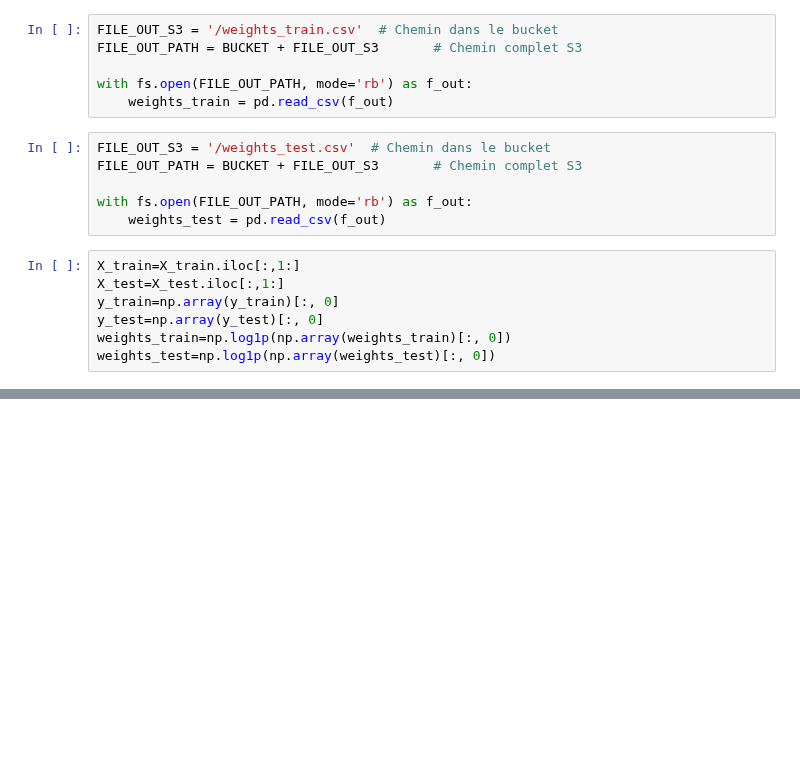
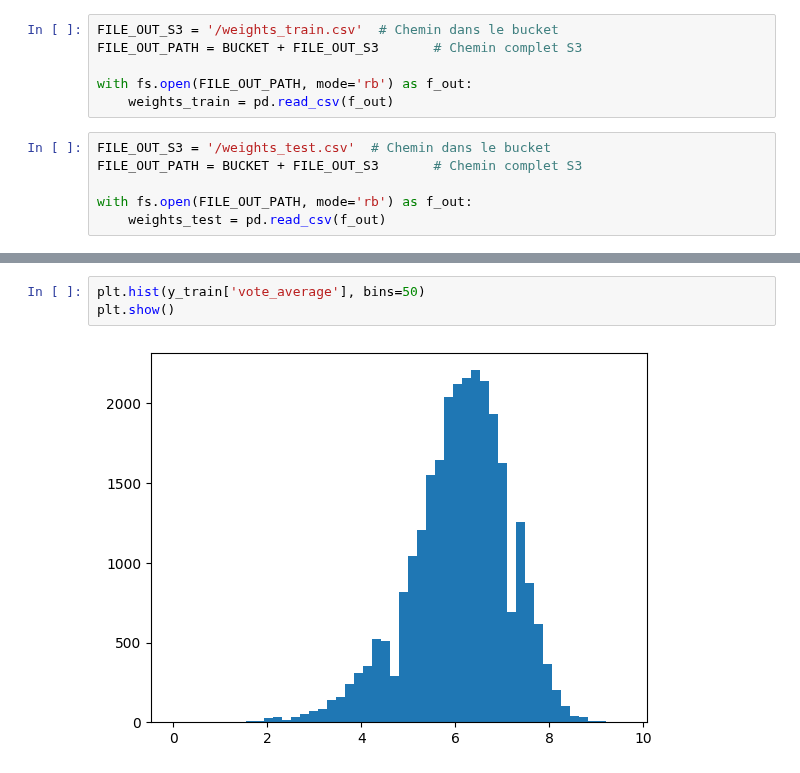
Before and after one commit to mlepennec-ensae/formation_cepe, a Jupyter notebook: Projet/panel_projet.ipynb, the cells around one changed output, grey strips where cells are left out. Cells and saved outputs as stored; diff of their text form; blank space fills up the shorter version.

```diff
--- a/Projet/panel_projet.ipynb
+++ b/Projet/panel_projet.ipynb
@@ -61,10 +80,3 @@ FILE_OUT_PATH = BUCKET + FILE_OUT_S3       # Chemin complet S3
 
 with fs.open(FILE_OUT_PATH, mode='rb') as f_out:
     weights_test = pd.read_csv(f_out)
-# %%
-X_train=X_train.iloc[:,1:]
-X_test=X_test.iloc[:,1:]
-y_train=np.array(y_train)[:, 0]
-y_test=np.array(y_test)[:, 0]
-weights_train=np.log1p(np.array(weights_train)[:, 0])
-weights_test=np.log1p(np.array(weights_test)[:, 0])
@@ -82,0 +99,5 @@ X_test_scaled = pd.DataFrame(
+# %%
+plt.hist(y_train['vote_average'], bins=50)
+plt.show()
+# %% [output]
+[figure, added]
```
Also changed, not shown: parts of 9 cells of this notebook, 2 other files.
